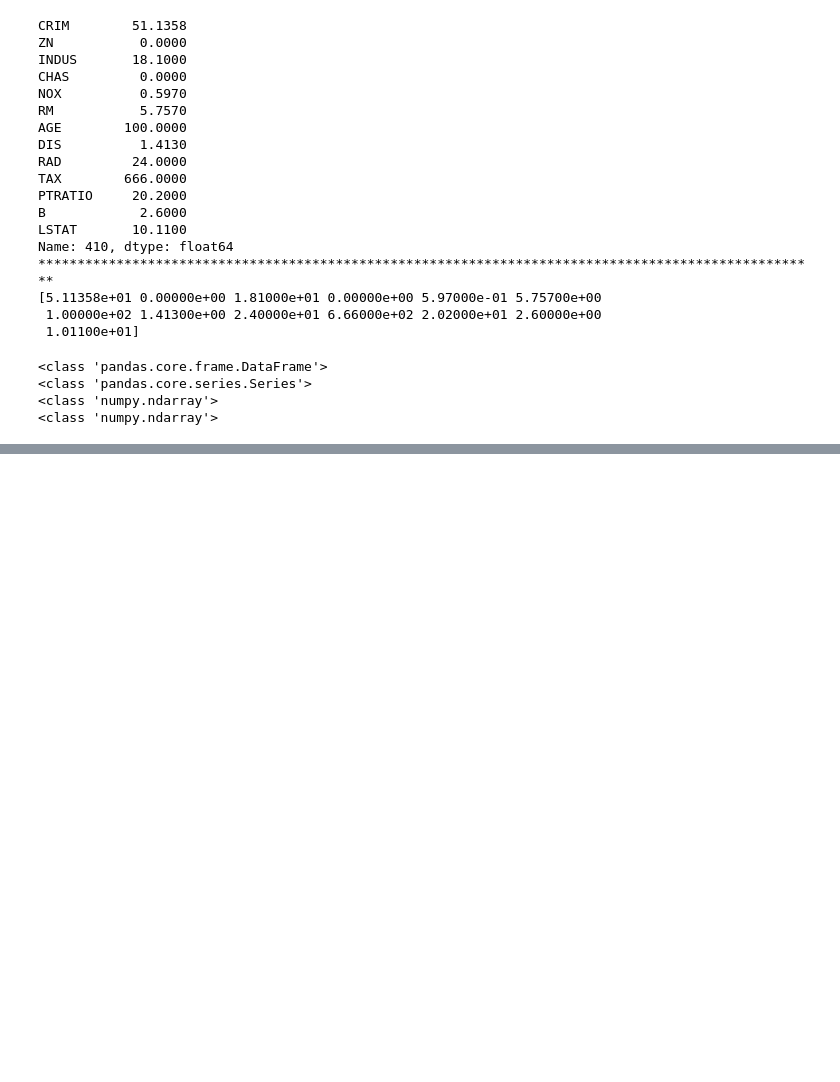
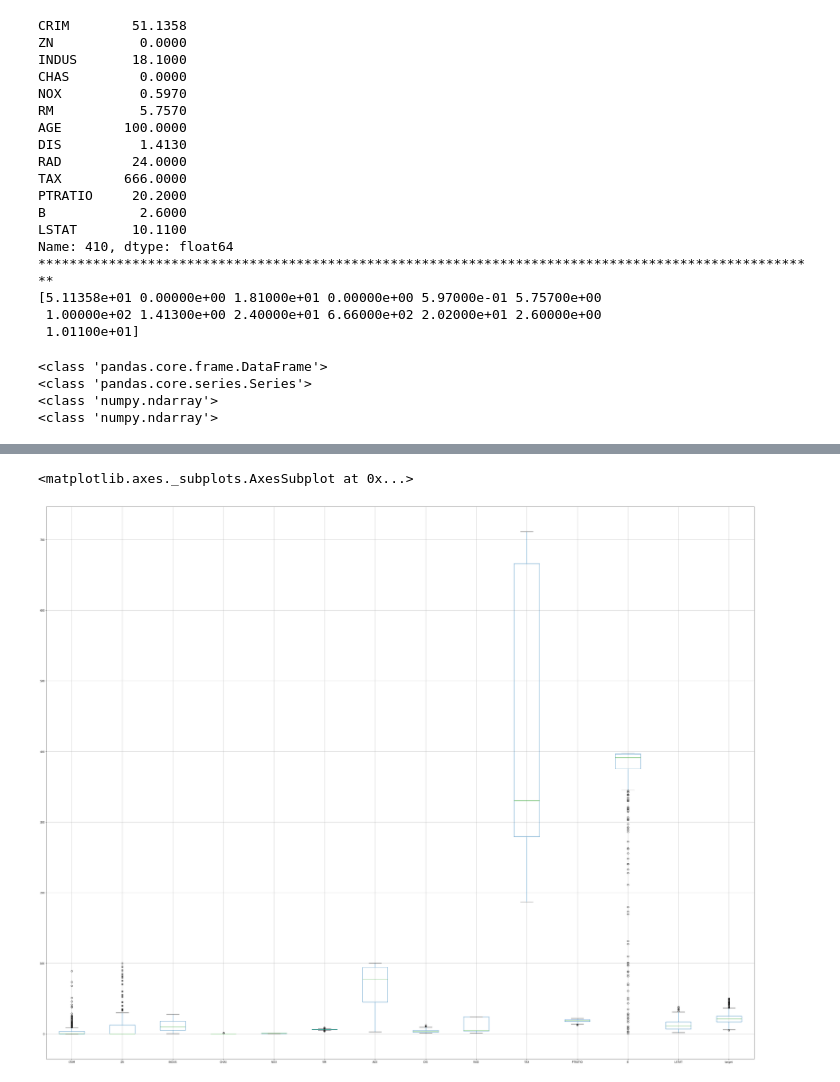
Before and after one commit to RakeshKumar045/Artificial_Inelligence_Complete_2, a Jupyter notebook: Artificial_Intelligence/MachineLearning_D/Regression/XGBoost_buston_regression.ipynb, the cells around one changed output, grey strips where cells are left out. Drawn from its saved outputs; the diff is of its cells as text; code cells hidden in the pictures; blank space fills up the shorter version.

```diff
--- a/Artificial_Intelligence/MachineLearning_D/Regression/XGBoost_buston_regression.ipynb
+++ b/Artificial_Intelligence/MachineLearning_D/Regression/XGBoost_buston_regression.ipynb
@@ -401,0 +439,5 @@ print(type(single_input_value.reshape(1,-1)))
+# %%
+df.boxplot()
+# %% [output]
+<matplotlib.axes._subplots.AxesSubplot at 0x...>
+[figure, added]
```
Also changed, not shown: parts of 19 cells of this notebook, 20 other files.
